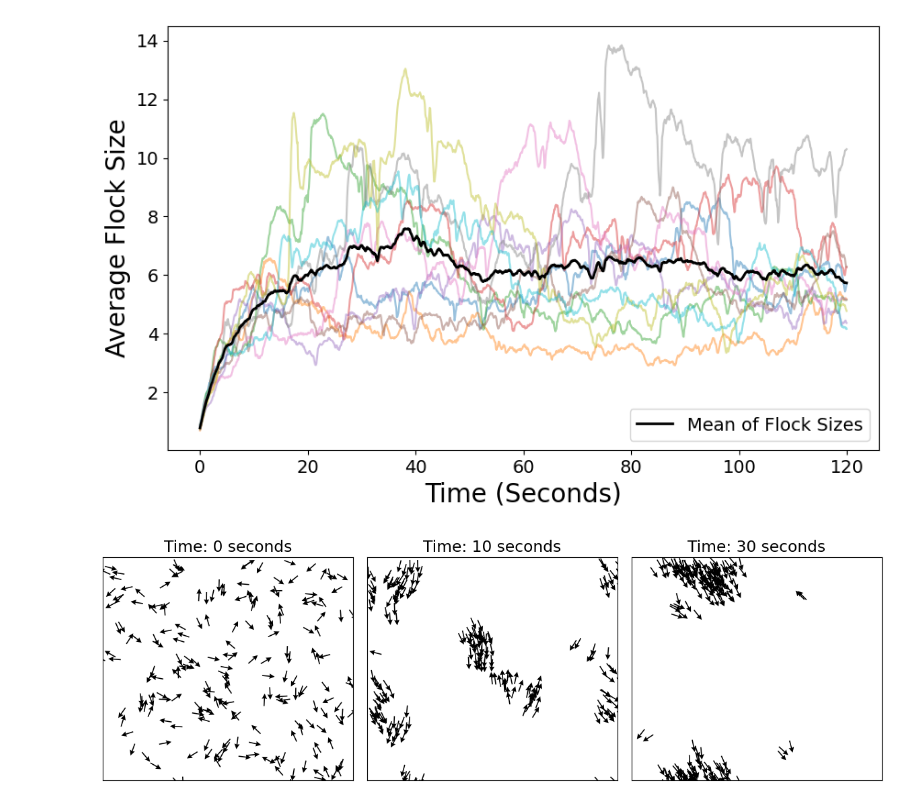
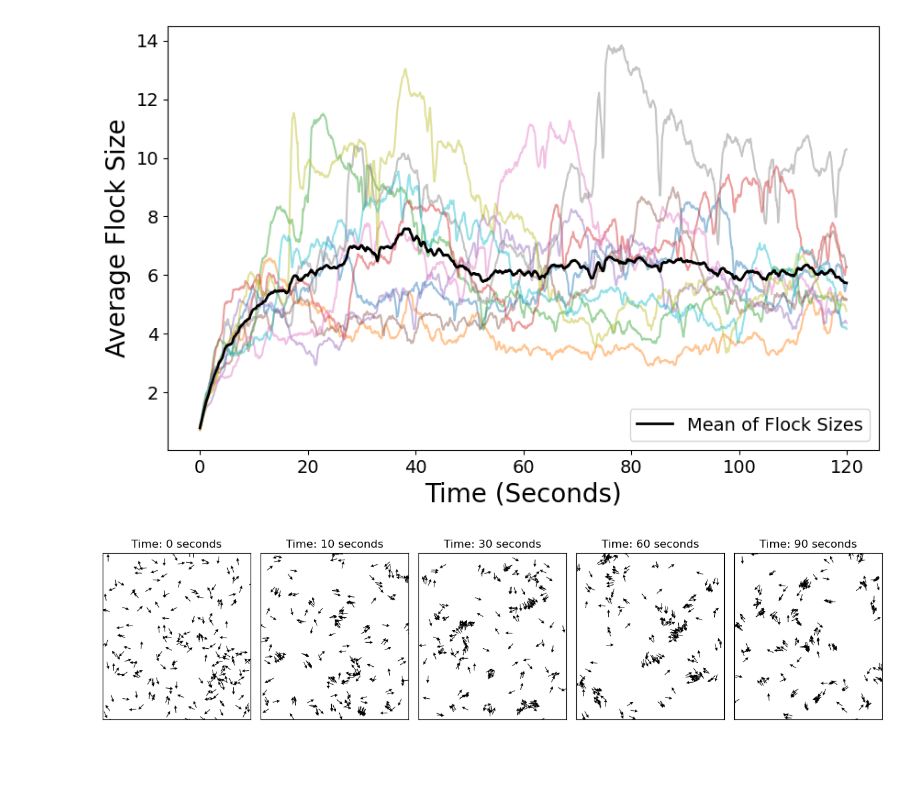
Before and after one commit to orlaghk/Flocking-Drone-Control, a Jupyter notebook: OW_10_averaged_flocks.ipynb, the cells around one changed output. Saved outputs shown, nothing was run; the diff lists cells and outputs as text; code cells hidden in the pictures; blank space fills up the shorter version.

Commit message:
adjusting frames for base model

```diff
--- a/OW_10_averaged_flocks.ipynb
+++ b/OW_10_averaged_flocks.ipynb
@@ -250,36 +250,62 @@ plt.show()
 import numpy as np
 import matplotlib.pyplot as plt
 
+# Parameters for the Vicsek model
+N = 200  # number of birds
+L = 500  # size of the domain (meters)
+
+eta = 1  # noise
+v = 10  # velocity of birds (meters per second)
+dt = 0.5    # time step  (seconds)
+R = 10     # radius of interaction
+Nt = 240  # number of time steps (Total time = Nt * dt)
+
+# Parameters for drones
+Nd = 0  # number of drones
+vd = 10  # constant speed of drones
+Rd = 5  # range of influence of drones
+# Additional array to keep track of which drone each bird is following
+## -1 indicates that the bird is not following any drone
+stuck_birds = set()
+
+flock_sizes = []
+
 # ... [your code for the initialize_birds, update, and other functions] ...
-Nt=310
+
 # Simulation
 x, y, vx, vy, theta = initialize_birds(N, L)
 
 # Times at which to capture frames
-capture_times = [0, 10, 30]  # in seconds
+capture_times = [0, 10, 30, 60, 90]  # in seconds
 capture_steps = [int(t / dt) for t in capture_times]  # Convert to time steps
 
-fig, axes = plt.subplots(1, 3, figsize=(12, 4), sharey=True)
+fig, axes = plt.subplots(1, len(capture_times), figsize=(12, 3), sharey=True)
 
 # Remove space between subplots
 plt.subplots_adjust(wspace=0, hspace=0)
 
 # Run the simulation and capture frames
 for time_step in range(Nt):
-    x, y, vx, vy, theta = update(x, y, vx, vy, theta, eta, N, dt, R)
+    #x, y, vx, vy, theta = update(x, y, vx, vy, theta, eta, N, dt, R)
+    x, y, vx, vy, stuck_birds = update(x, y, vx, vy, theta, drone_x, drone_y, drone_vx, drone_vy, R**2, eta, N, dt, stuck_birds)
+
 
     if time_step in capture_steps:
         # Visualize the current state
         index = capture_steps.index(time_step)
         ax = axes[index]
         ax.quiver(x, y, vx, vy, color='black', scale=200, headwidth=5, headlength=5)
         ax.set_xlim(0, L)
         ax.set_ylim(0, L)
         ax.set_title(f"Time: {capture_times[index]} seconds")
         ax.set_xticks([])  # Remove x ticks
         ax.set_yticks([])  # Remove y ticks
 
 plt.tight_layout()
+
+# Save the figure as a PDF file
+plt.savefig("5_frames.pdf", format='pdf')
+
 plt.show()
 # %% [output]
-[figure, old version]
+[figure, new version]
```
Also changed, not shown: parts of 1 cell of this notebook, 1 other file.
